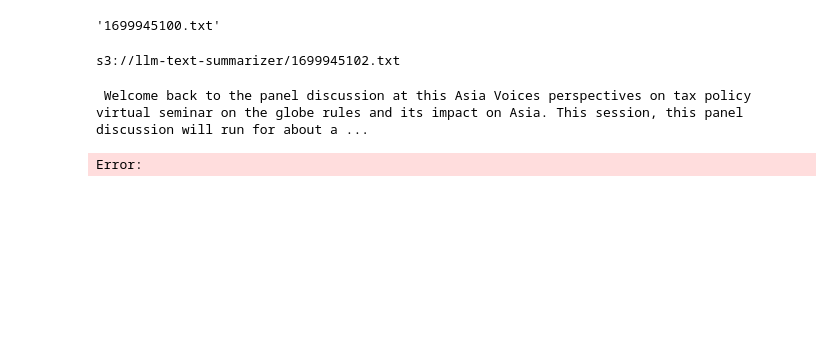
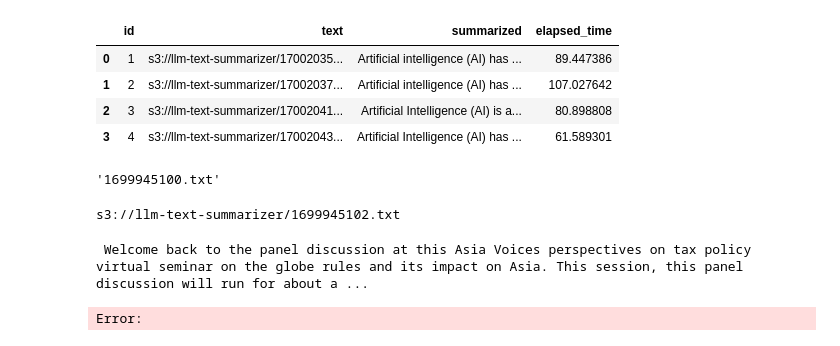
Before and after one commit to jolenechong/textSummarizerLLMsApp, a Jupyter notebook: test.ipynb, the cells around one changed output. Cells and saved outputs as stored; diff of their text form; code cells hidden in the pictures; blank space fills up the shorter version.

```diff
--- a/test.ipynb
+++ b/test.ipynb
@@ -0,0 +1,6 @@
+# %%
+# import streamlit as st
+import sqlalchemy as sa
+
+database_uri = "postgresql://postgres:postgres@llm-text-summarizer.c98ei8xruylo.us-east-1.rds.amazonaws.com:5432/llm_summarizer_db"
+engine = sa.create_engine(database_uri)
@@ -1,3 +9,26 @@
+# %%
+# Replace "text" with the actual table name
+query = sa.text("SELECT * FROM text")
+result = engine.connect().execute(query)
+df = pd.DataFrame(result.fetchall())
+st.dataframe(df)
+# %%
+import pandas as pd
+
+# Convert the query results to a pandas DataFrame
+data = result.fetchall()
+df = pd.DataFrame(result.fetchall())
+
+# Display the DataFrame in Streamlit
+# st.dataframe(df)
+# %%
+df
+# %% [output]
+|  | id | text | summarized | elapsed_time |
+| 0 | 1 | s3://llm-text-summarizer/17002035... | Artificial intelligence (AI) has ... | 89.447386 |
+| 1 | 2 | s3://llm-text-summarizer/17002037... | Artificial intelligence (AI) has ... | 107.027642 |
+| 2 | 3 | s3://llm-text-summarizer/17002041... | Artificial Intelligence (AI) is a... | 80.898808 |
+| 3 | 4 | s3://llm-text-summarizer/17002043... | Artificial Intelligence (AI) has ... | 61.589301 |
 # %%
 # read in data from text file
 with open('test.txt', 'r') as f:
```
Also changed, not shown: parts of 1 cell of this notebook, 1 other file.
